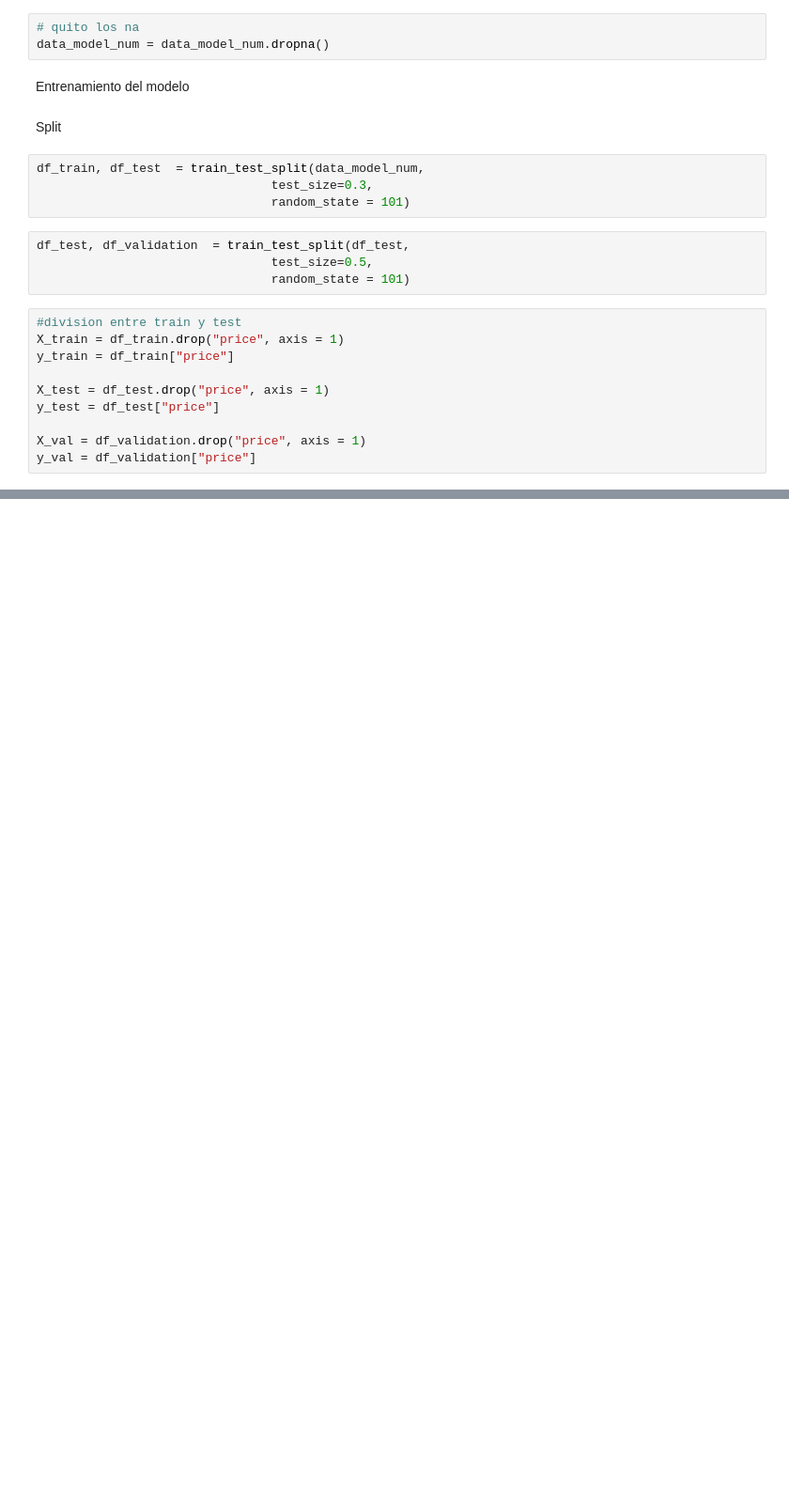
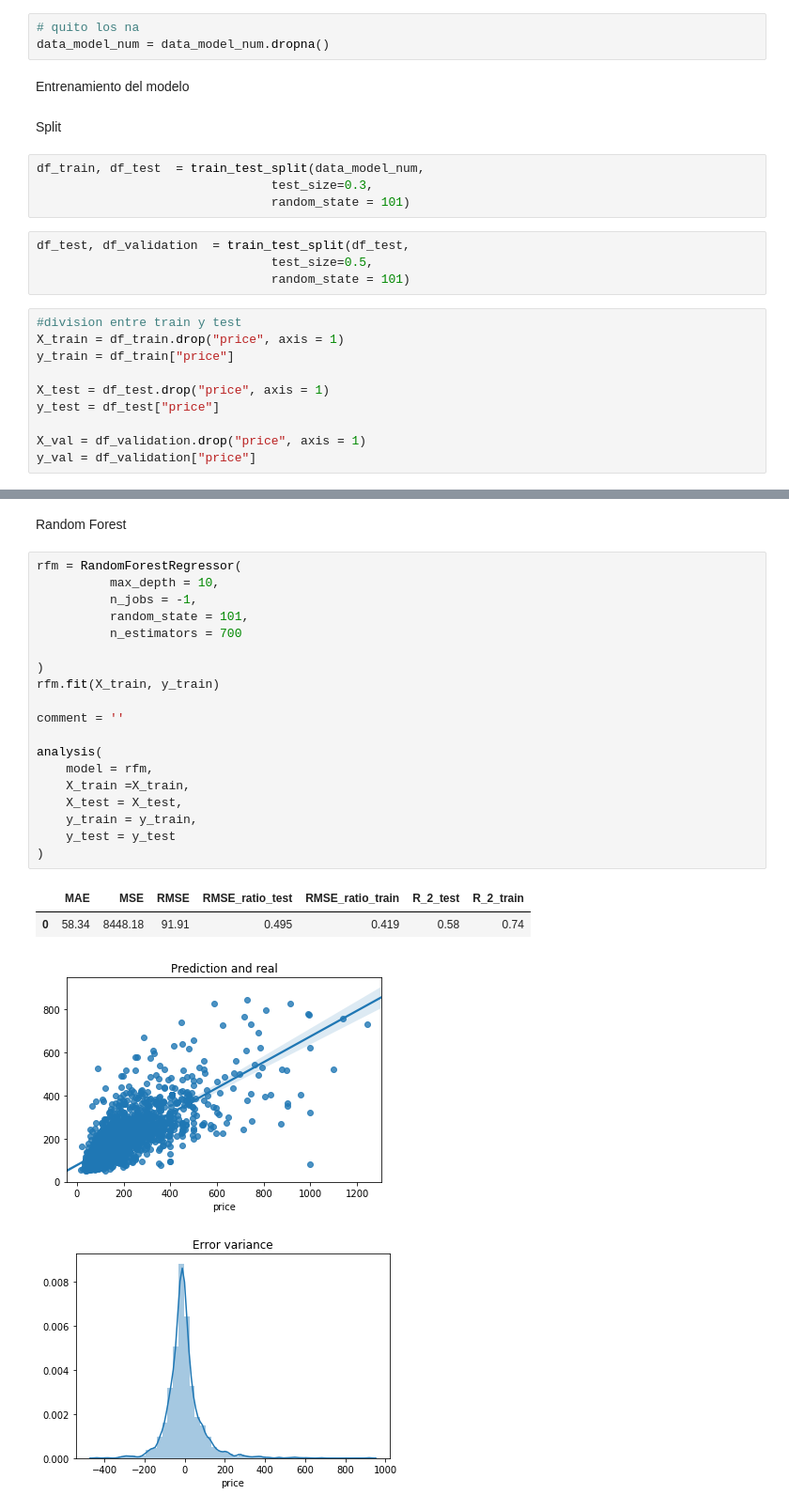
Before and after one commit to Divasson/VisualizacionDatosAirBnB, a Jupyter notebook: modelling/modelling.ipynb, the cells around one changed output, grey strips where cells are left out. Shown at 94% size. Cells and saved outputs as stored; diff of their text form; blank space fills up the shorter version.

```diff
--- a/modelling/modelling.ipynb
+++ b/modelling/modelling.ipynb
@@ -252,0 +343,26 @@ y_val = df_validation["price"]
+# %% [markdown]
+Random Forest
+# %%
+rfm = RandomForestRegressor(
+          max_depth = 10,
+          n_jobs = -1,
+          random_state = 101,
+          n_estimators = 700
+
+)
+rfm.fit(X_train, y_train)
+
+comment = ''
+
+analysis(
+    model = rfm,
+    X_train =X_train,
+    X_test = X_test,
+    y_train = y_train,
+    y_test = y_test
+)
+# %% [output]
+|  | MAE | MSE | RMSE | RMSE_ratio_test | RMSE_ratio_train | R_2_test | R_2_train |
+| 0 | 58.34 | 8448.18 | 91.91 | 0.495 | 0.419 | 0.58 | 0.74 |
+[figure, added]
+[figure, added]
```
Also changed, not shown: parts of 22 cells of this notebook.
